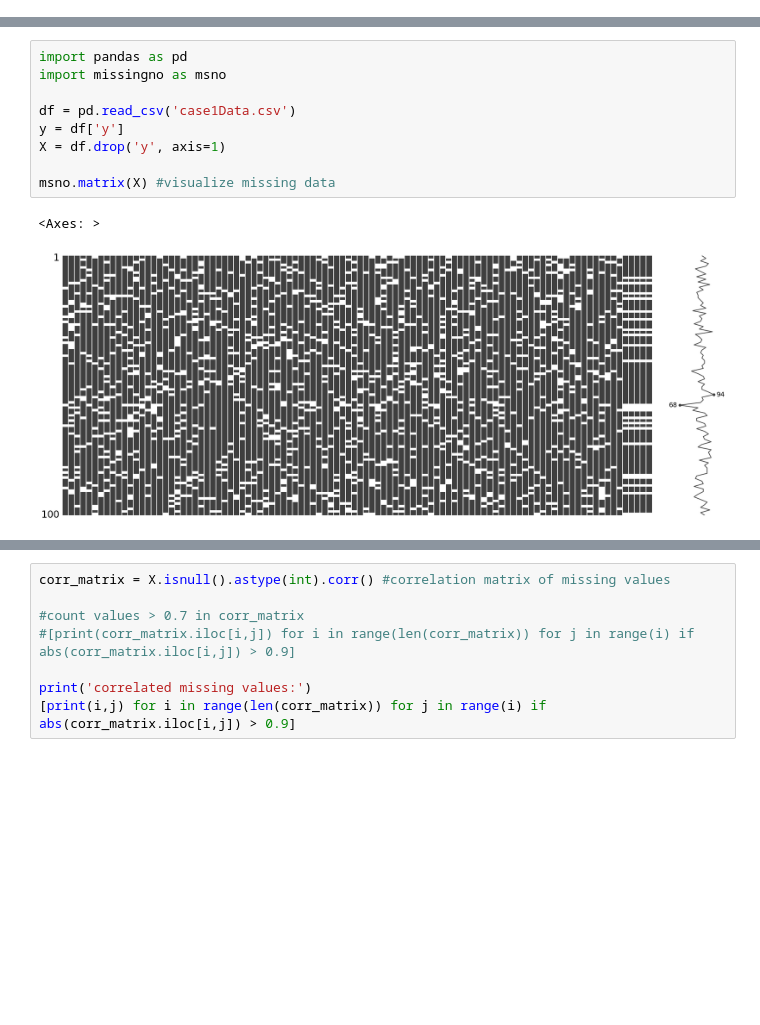
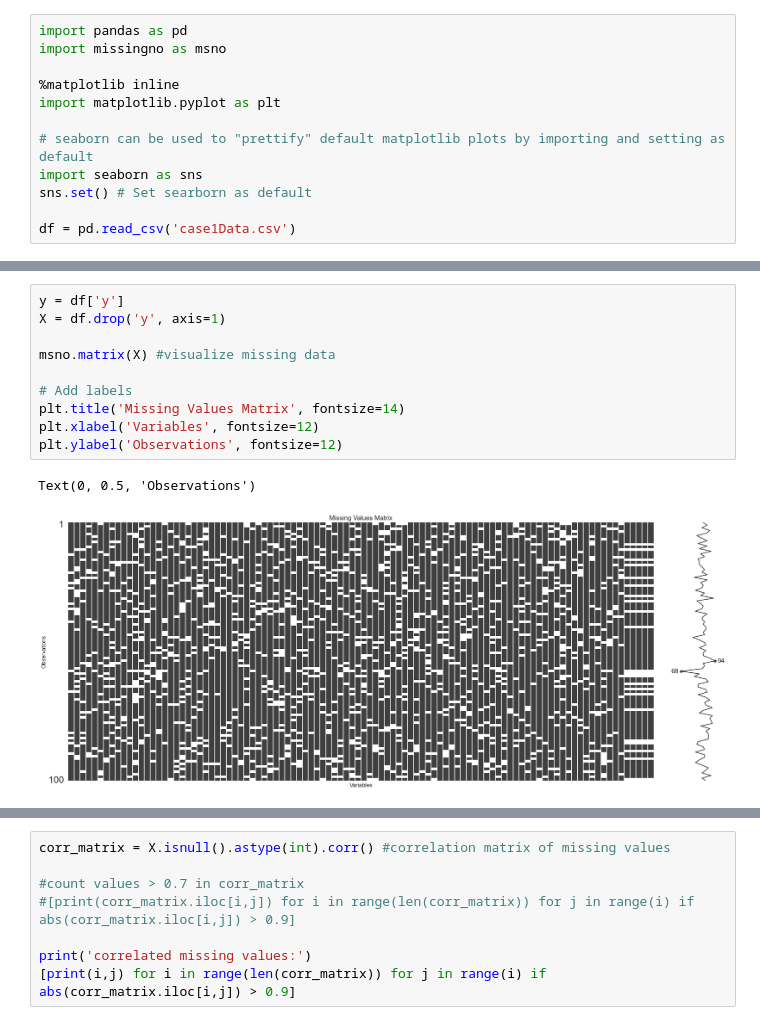
Before and after one commit to Danyushen/02582_case1, a Jupyter notebook: missing_data.ipynb, the cells around one changed output, grey strips where cells are left out. Cells and saved outputs as stored; diff of their text form; blank space fills up the shorter version.

```diff
--- a/missing_data.ipynb
+++ b/missing_data.ipynb
@@ -0,0 +1,12 @@
+# %%
+import pandas as pd
+import missingno as msno
+
+%matplotlib inline
+import matplotlib.pyplot as plt
+
+# seaborn can be used to "prettify" default matplotlib plots by importing and setting as default
+import seaborn as sns
+sns.set() # Set searborn as default
+
+df = pd.read_csv('case1Data.csv')
@@ -1,13 +23,14 @@
 # %%
-import pandas as pd
-import missingno as msno
-
-df = pd.read_csv('case1Data.csv')
 y = df['y']
 X = df.drop('y', axis=1)
 
 msno.matrix(X) #visualize missing data
+
+# Add labels
+plt.title('Missing Values Matrix', fontsize=14)
+plt.xlabel('Variables', fontsize=12)
+plt.ylabel('Observations', fontsize=12)
 # %% [output]
-<Axes: >
+Text(0, 0.5, 'Observations')
-[figure, old version]
+[figure, new version]
 # %%
```
Also changed, not shown: parts of 5 cells of this notebook, 2 other files.
